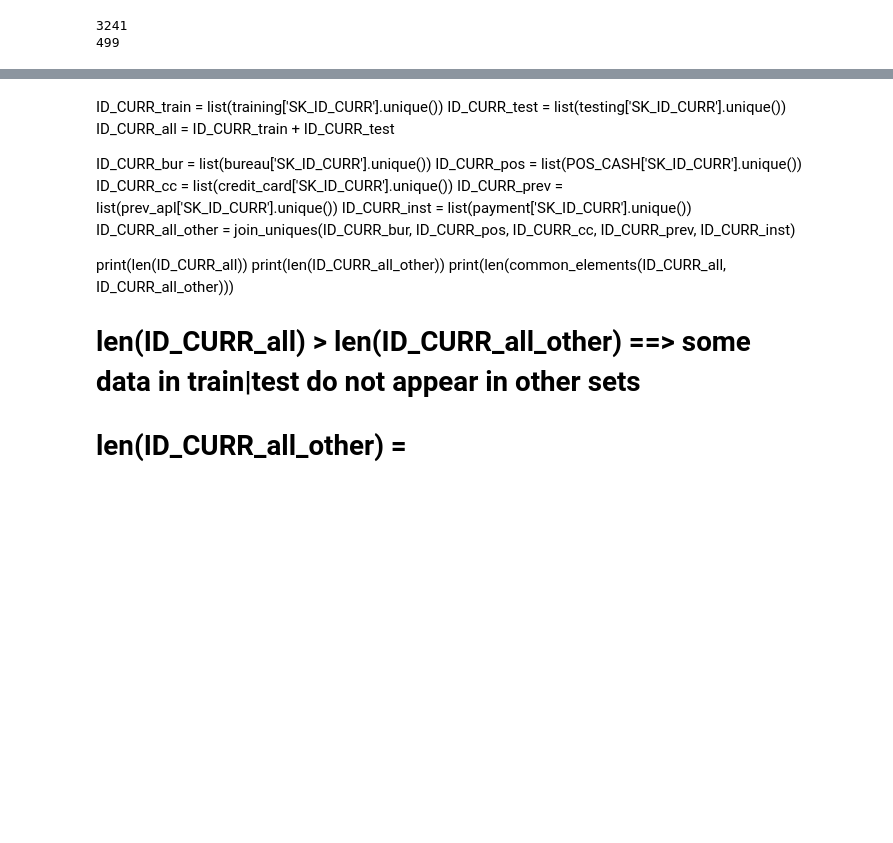
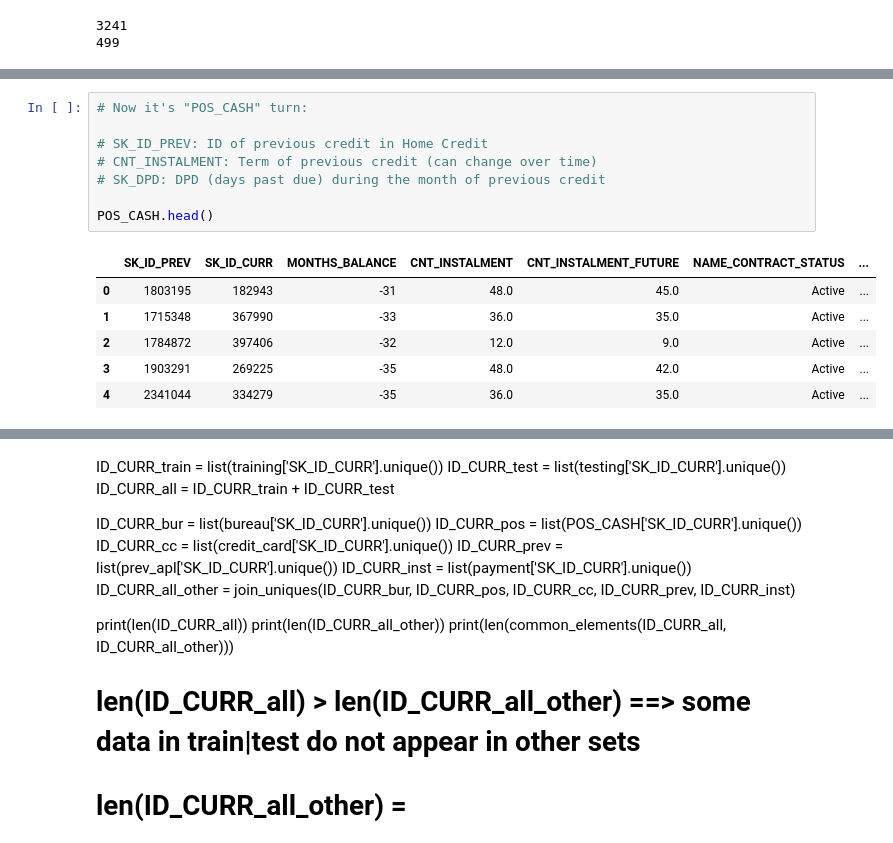
Before and after one commit to huanrafa/ProjectPracticing, a Jupyter notebook: 2023_11(2) Home Credit Default Risk/HomeCredit.ipynb, the cells around one changed output, grey strips where cells are left out. Saved outputs shown, nothing was run; the diff lists cells and outputs as text; blank space fills up the shorter version.

```diff
--- a/2023_11(2) Home Credit Default Risk/HomeCredit.ipynb
+++ b/2023_11(2) Home Credit Default Risk/HomeCredit.ipynb
@@ -963,0 +1049,15 @@ testing.loc[~testing['SK_ID_CURR'].isin(testing_bd_sld_ID), 'Sold_Bad_debt'] = 0
+# %%
+# Now it's "POS_CASH" turn:
+
+# SK_ID_PREV: ID of previous credit in Home Credit
+# CNT_INSTALMENT: Term of previous credit (can change over time)
+# SK_DPD: DPD (days past due) during the month of previous credit
+
+POS_CASH.head()
+# %% [output]
+|  | SK_ID_PREV | SK_ID_CURR | MONTHS_BALANCE | CNT_INSTALMENT | CNT_INSTALMENT_FUTURE | NAME_CONTRACT_STATUS | ... |
+| 0 | 1803195 | 182943 | -31 | 48.0 | 45.0 | Active | ... |
+| 1 | 1715348 | 367990 | -33 | 36.0 | 35.0 | Active | ... |
+| 2 | 1784872 | 397406 | -32 | 12.0 | 9.0 | Active | ... |
+| 3 | 1903291 | 269225 | -35 | 48.0 | 42.0 | Active | ... |
+| 4 | 2341044 | 334279 | -35 | 36.0 | 35.0 | Active | ... |
```
Also changed, not shown: parts of 12 cells of this notebook.
